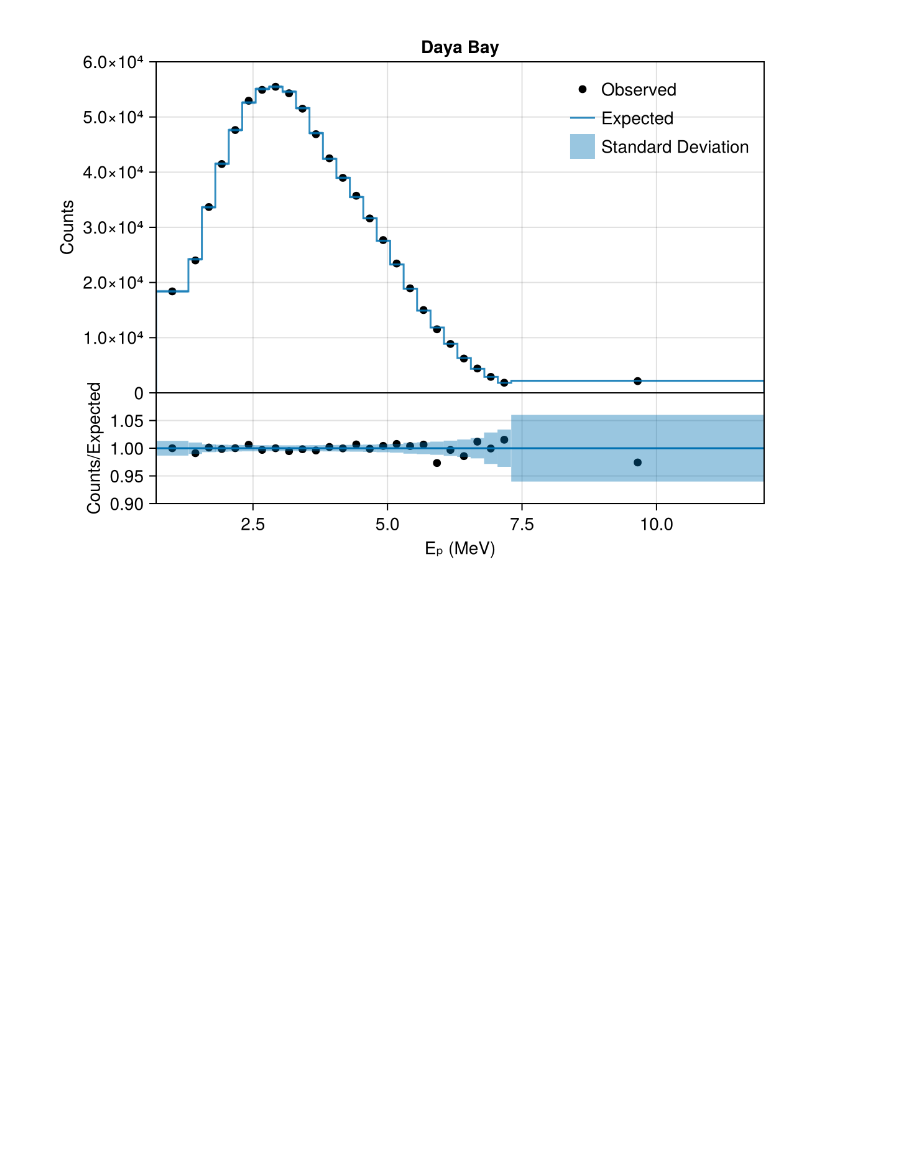
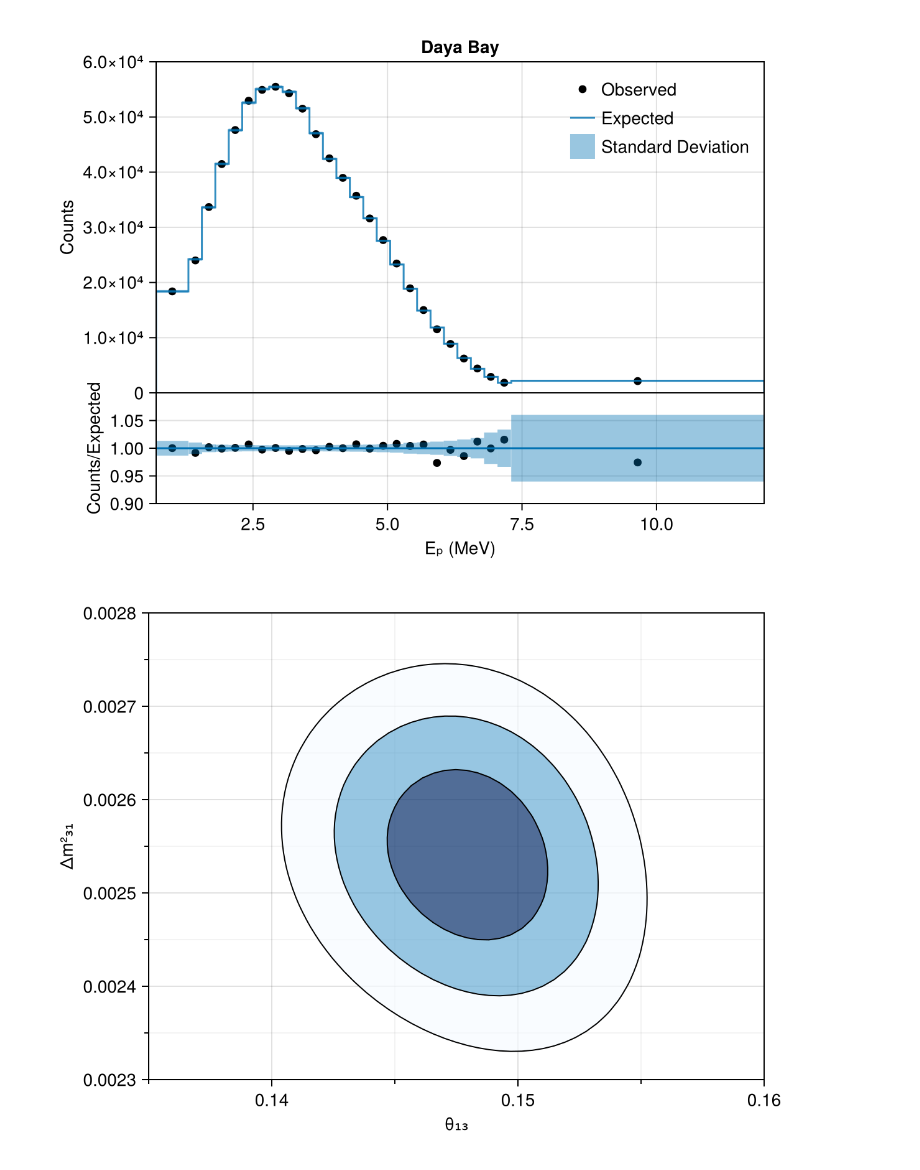
Before and after one commit to philippeller/Newtrinos.jl, a Jupyter notebook: src/experiments/daya_bay/daya_bay_3158days/test.ipynb, the cells around one changed output. Saved outputs shown, nothing was run; the diff lists cells and outputs as text; code cells hidden in the pictures; blank space fills up the shorter version.

```diff
--- a/src/experiments/daya_bay/daya_bay_3158days/test.ipynb
+++ b/src/experiments/daya_bay/daya_bay_3158days/test.ipynb
@@ -80,0 +99,20 @@ Newtrinos.dayabay.plot(Newtrinos.bestfit(result), osc.osc_prob)
+# %%
+df = DataFrame(readdlm("DayaBay_DeltaChiSq_NO_3158days.txt", skipstart=9,), :auto)
+rename!(df, [:sin2theta13, :dm232, :deltachi2]);
+# %%
+sh = (100, 100)
+
+ax = (θ₁₃=0.5 .* asin.(sqrt.(reshape(df.sin2theta13, sh)[1,:])),
+      Δm²₃₁=reshape(df.dm232, sh)[:,1] .+ 7.53e-5,)
+
+chi2 = reshape(df.deltachi2, sh)';
+# %%
+official = NewtrinosResult(axes=ax, values = (log_posterior =  -0.5 .*chi2,));
+# %%
+f = plot(official)
+ax = f.content[1]
+xlims!(ax, 0.135, 0.16)
+ylims!(ax, 2.3e-3, 2.8e-3)
+f
+# %% [output]
+[figure, added]
```
Also changed, not shown: parts of 12 cells of this notebook, 7 other files.
